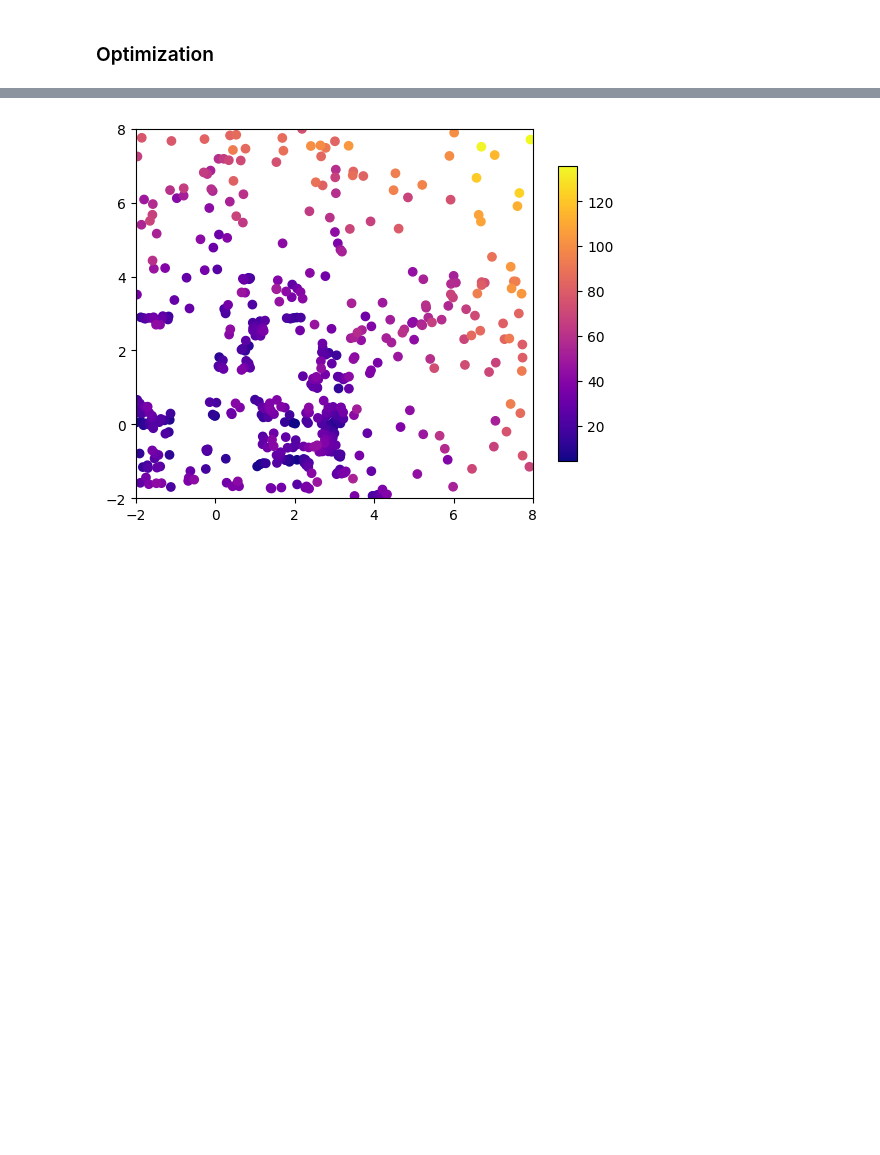
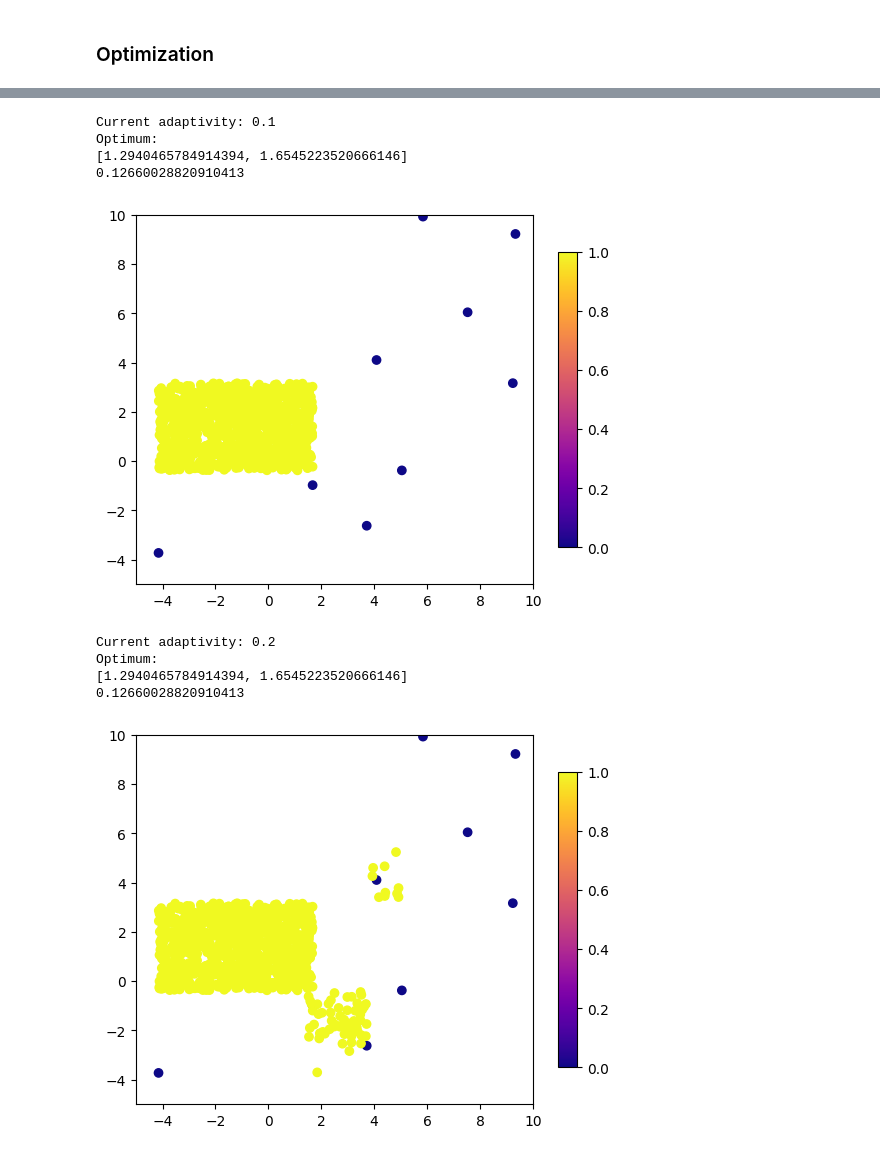
Before and after one commit to Muxlll/Masterarbeit, a Jupyter notebook: Code/Iterative_Random/Visualization.ipynb, the cells around one changed output, grey strips where cells are left out. Cells and saved outputs as stored; diff of their text form; code cells hidden in the pictures; blank space fills up the shorter version.

Commit message:
added adaptive random search

```diff
--- a/Code/Iterative_Random/Visualization.ipynb
+++ b/Code/Iterative_Random/Visualization.ipynb
@@ -60,8 +61,8 @@ SPARSE_COST_OPTIMIZED = []
 ### Hyperparameter space definition
 # %%
 hyperparameterspace = {
-    'x0': ["interval", -2, 8],
-    'x1': ["interval", -2, 8],
+    'x0': ["interval", -5, 10],
+    'x1': ["interval", -5, 10],
     #'learning_rate': ["interval-log", 0.000000001, 0.1],
     #'number_layers': ["interval-int", 1, 20],
     #'neurons_per_layer': ["interval-int", 1, 50]
@@ -87,6 +88,10 @@ BUDGETS = [1 + i * 52 for i in range(19)]
 
 def evaluate_model(epochs, batch_size):
     #return epochs * batch_size
+    ################### ROSENBROCK ###############
+    sum = 0
+    sum += (1-epochs)**2 + 100 * (batch_size - epochs**2) ** 2
+    return sum
 
     # ################# RASTRIGIN #################
     sum = 0
@@ -99,31 +104,56 @@ def function(coordinates):
     return evaluate_model(coordinates[0], coordinates[1])
 
 
-optimizer = HPO.IterativeRandomOptimization(HPO.Dataset([],[]), function, hyperparameterspace, 500, 0, 1.0, init_points=5)
-points = optimizer.fit()
+for i in range(11):
+    reset_seeds()
 
-print(len(points))
+    print("Current adaptivity:", i*0.1)
+
+    optimizer = HPO.IterativeRandomOptimization(HPO.Dataset([],[]), function, hyperparameterspace, 1000, 0, i*0.1, init_points=10, alternative=0)
+    points = optimizer.fit()
+
+    smallest_value = points[0].get_value()
+    index = 0
+    for j in range(len(points)):
+        if points[j].get_value() < smallest_value:
+            smallest_value = points[j].get_value()
+            index = j
+
+    print("Optimum:")
+    print(points[index].get_coordinates())
+    print(points[index].get_value())
 
 
-x_values = []
-y_values = []
-z_values = []
+    x_values = []
+    y_values = []
+    z_values = []
 
-for i in range(len(points)):
-    x_values.append(points[i].get_coordinates()[0])
-    y_values.append(points[i].get_coordinates()[1])
-    z_values.append(points[i].get_value())
+    for i in range(len(points)):
+        x_values.append(points[i].get_coordinates()[0])
+        y_values.append(points[i].get_coordinates()[1])
+        z_values.append(points[i].get_level())
 
 
-fig = plt.figure()
-ax = plt.axes()
-surface = plt.scatter(x_values, y_values, c=z_values, cmap='plasma')
+    # cmap = plt.cm.jet  # define the colormap
+    # # extract all colors from the .jet map
+    # cmaplist = [cmap(i) for i in range(cmap.N)]
+    # cmap = mpl.colors.LinearSegmentedColormap.from_list(
+    #     'Custom cmap', cmaplist, cmap.N)
 
-ax.set_xlim([-2, 8])
-ax.set_ylim([-2, 8])
-
-fig.colorbar(surface, shrink=0.8, aspect=15)
+    # # define the bins and normalize
+    # bounds = np.linspace(min(z_values), max(z_values), max(z_values)+1)
+    # norm = mpl.colors.BoundaryNorm(bounds, cmap.N)
 
 
-plt.show()
+    fig = plt.figure()
+    ax = plt.axes()
+    surface = plt.scatter(x_values, y_values, c=z_values, cmap="plasma")
+
+    ax.set_xlim([-5, 10])
+    ax.set_ylim([-5, 10])
+
+    fig.colorbar(surface, shrink=0.8, aspect=15)
+
+
+    plt.show()
 # %% [output]
@@ -148 +165,10 @@ plt.show()
+Current adaptivity: 0.1
+Optimum:
+[1.2940465784914394, 1.6545223520666146]
+0.12660028820910413
-[figure, old version]
+[figure, new version]
+Current adaptivity: 0.2
+Optimum:
+[1.2940465784914394, 1.6545223520666146]
+0.12660028820910413
+[figure, added]
```
Also changed, not shown: parts of 2 cells of this notebook, 9 other files.
